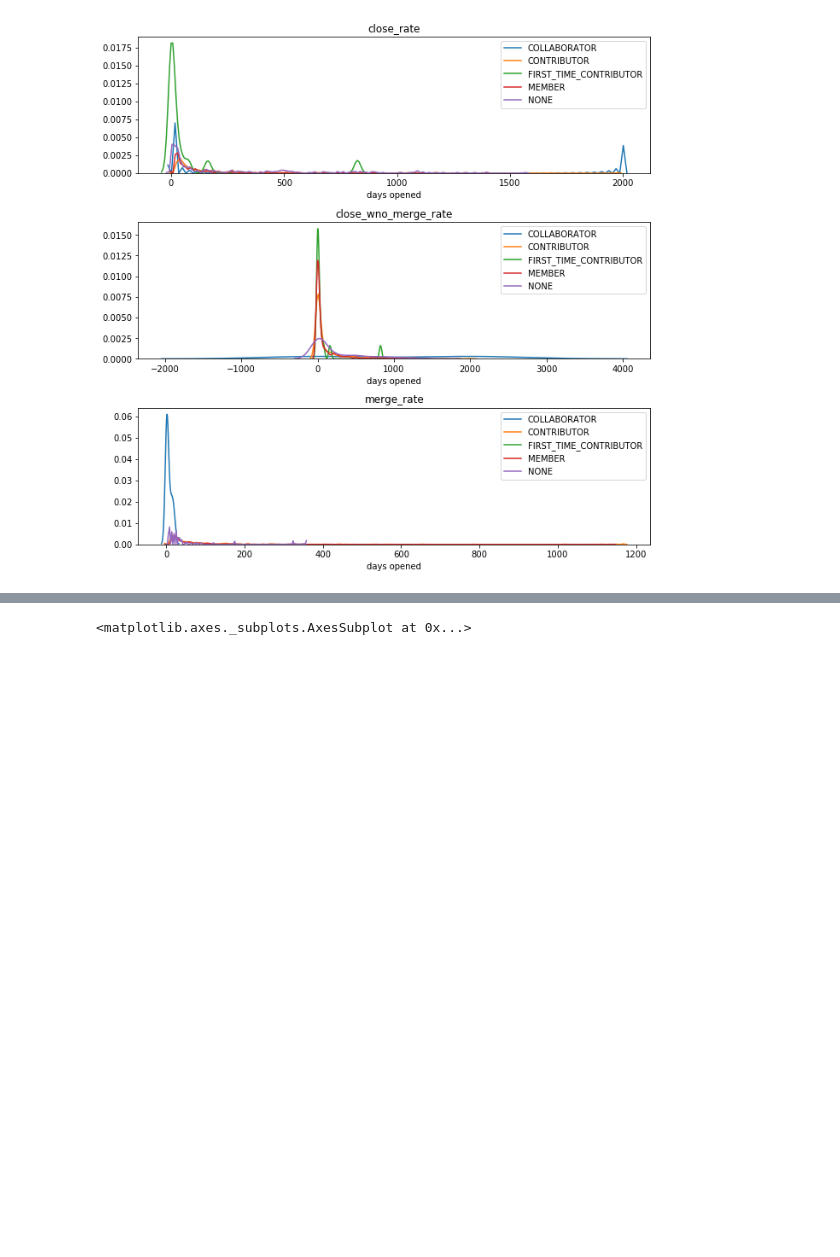
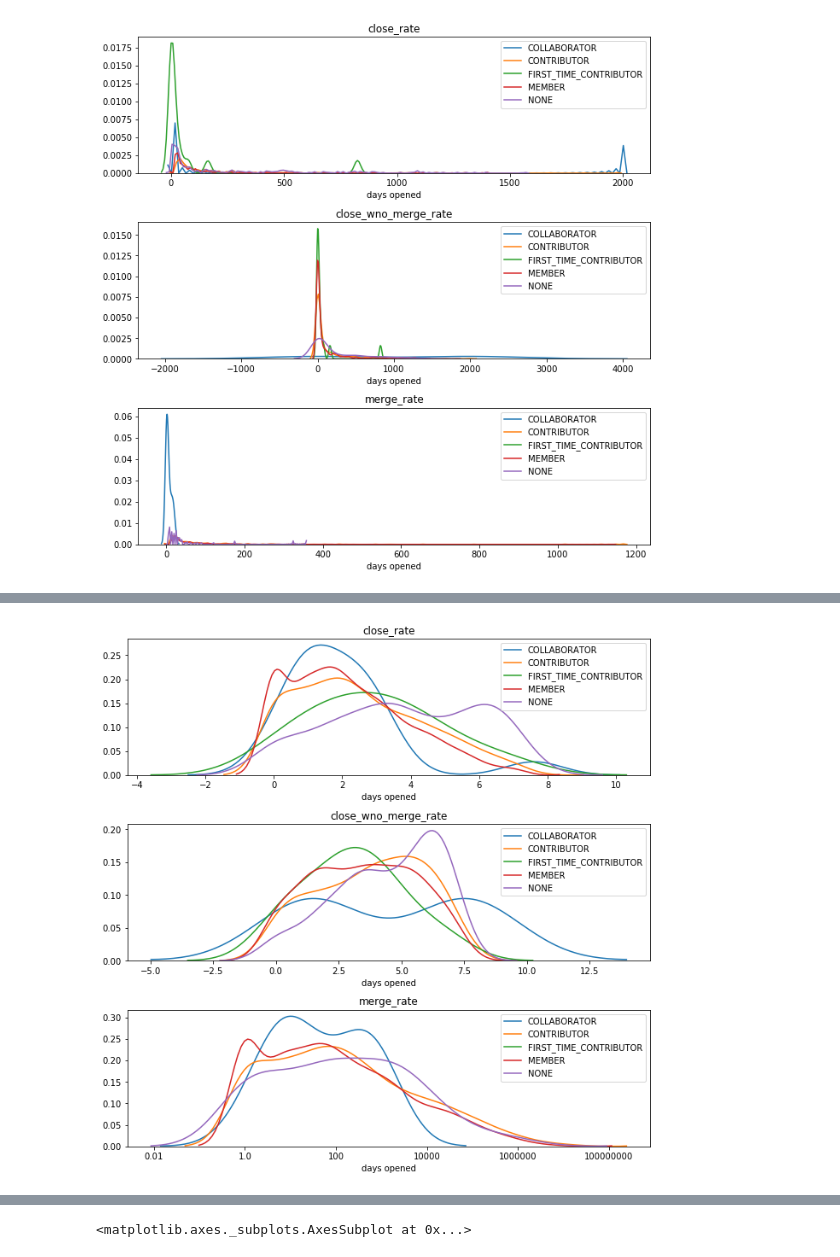
Before and after one commit to story645/scraps, a Jupyter notebook: mpl/pullrequest_a.ipynb, the cells around one changed output, grey strips where cells are left out. Drawn from its saved outputs; the diff is of its cells as text; code cells hidden in the pictures; blank space fills up the shorter version.

```diff
--- a/mpl/pullrequest_a.ipynb
+++ b/mpl/pullrequest_a.ipynb
@@ -294,0 +297,18 @@ Index(['author_association', 'variable', 'value', 'days'], dtype='object')
+# %%
+import matplotlib.ticker as mticker
+@mticker.FuncFormatter
+def notlog(x, pos):
+    if x <= 0:
+        return 10**x
+    else:
+        return int(10**x)
+# %%
+fig, axes = plt.subplots(nrows=3,figsize=(9,9), constrained_layout=True)
+for ax, (var, dfg) in zip(axes, atype.groupby('variable')):
+    ax.set_title(f'{var}')
+    for group, dfga in dfg.groupby('author_association'):
+        sns.distplot(dfga['log_days'], hist=False, label=group, ax=ax)
+    ax.set_xlabel("days opened")
+ax.xaxis.set_major_formatter(notlog)
+# %% [output]
+[figure, added]
```
Also changed, not shown: parts of 18 cells of this notebook, 1 other file.
